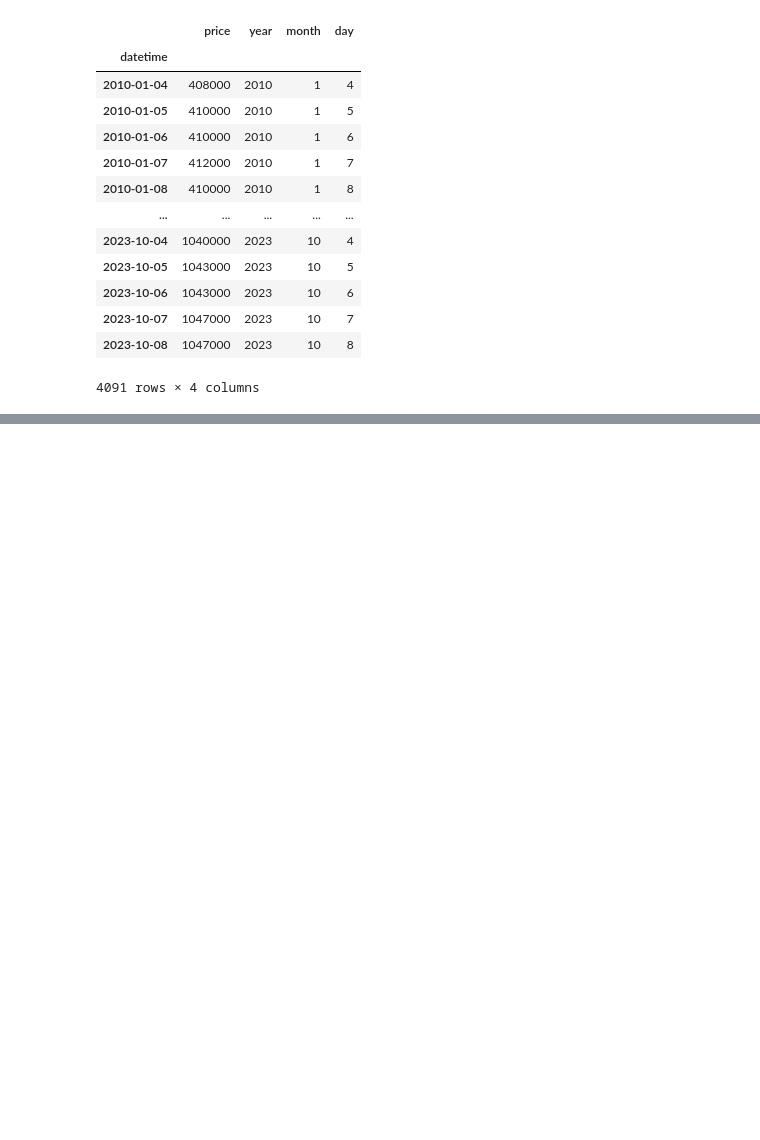
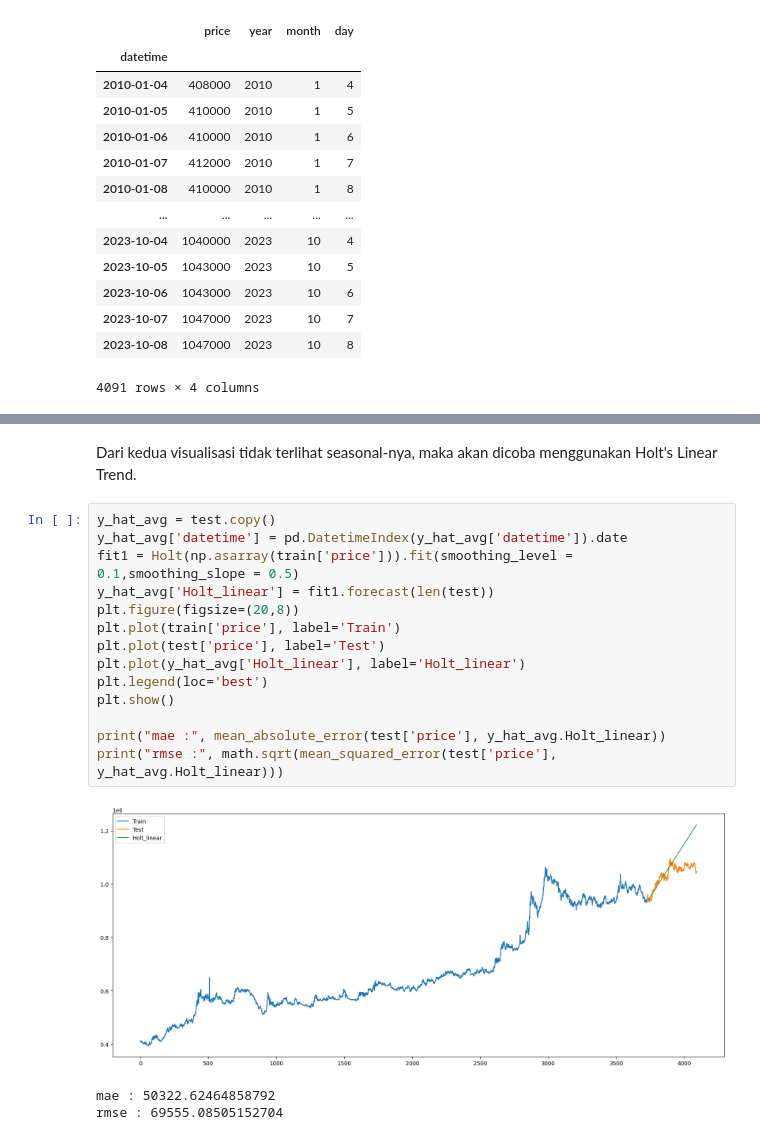
Before and after one commit to FTDS-assignment-bay/p2-final-project-ftds-022-rmt-group-002, a Jupyter notebook: model/price_predictor.ipynb, the cells around one changed output, grey strips where cells are left out. Saved outputs shown, nothing was run; the diff lists cells and outputs as text; blank space fills up the shorter version.

```diff
--- a/model/price_predictor.ipynb
+++ b/model/price_predictor.ipynb
@@ -192 +206,21 @@ multiplicative
 multiplicative
+# %% [markdown]
+Dari kedua visualisasi tidak terlihat seasonal-nya, maka akan dicoba menggunakan Holt's Linear Trend.
+# %%
+y_hat_avg = test.copy()
+y_hat_avg['datetime'] = pd.DatetimeIndex(y_hat_avg['datetime']).date
+fit1 = Holt(np.asarray(train['price'])).fit(smoothing_level = 0.1,smoothing_slope = 0.5)
+y_hat_avg['Holt_linear'] = fit1.forecast(len(test))
+plt.figure(figsize=(20,8))
+plt.plot(train['price'], label='Train')
+plt.plot(test['price'], label='Test')
+plt.plot(y_hat_avg['Holt_linear'], label='Holt_linear')
+plt.legend(loc='best')
+plt.show()
+
+print("mae :", mean_absolute_error(test['price'], y_hat_avg.Holt_linear))
+print("rmse :", math.sqrt(mean_squared_error(test['price'], y_hat_avg.Holt_linear)))
+# %% [output]
+[figure, added]
+mae : 50322.62464858792
+rmse : 69555.08505152704
```
Also changed, not shown: parts of 24 cells of this notebook.
